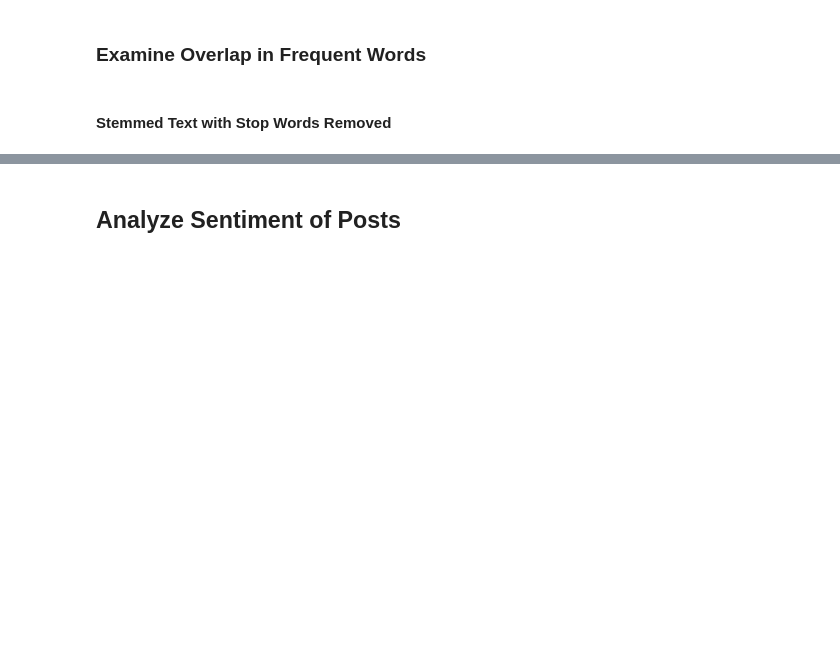
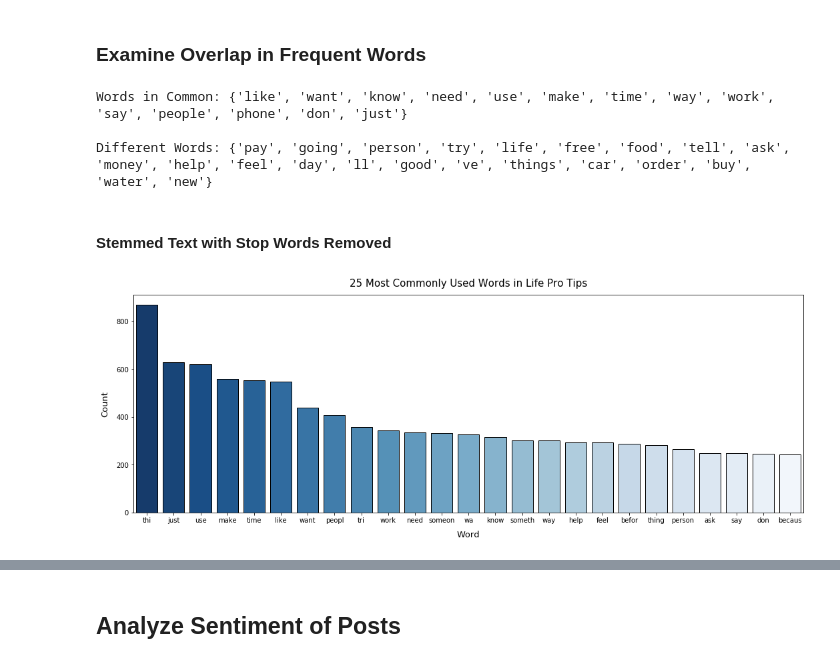
Before and after one commit to jlu90/Subreddit-Classification, a Jupyter notebook: code/04-EDA.ipynb, the cells around one changed output, grey strips where cells are left out. Cells and saved outputs as stored; diff of their text form; code cells hidden in the pictures; blank space fills up the shorter version.

```diff
--- a/code/04-EDA.ipynb
+++ b/code/04-EDA.ipynb
@@ -237,3 +237,10 @@ labeled_words_df = pd.concat([words_df, subreddits['is_unethical']], axis = 1)
+# %%
+# Stemmed Text
+stemmed_corpus = subreddits['stemmer_text']
+stemmed_cvec = CountVectorizer(stop_words = 'english', ngram_range = (1, 2), min_df = 5)
+stemmed_words = stemmed_cvec.fit_transform(stemmed_corpus)
+stemmed_words_df = pd.DataFrame(stemmed_words.toarray(), columns = stemmed_cvec.get_feature_names())
+stemmed_labeled_words_df = pd.concat([stemmed_words_df, subreddits['is_unethical']], axis = 1)
 # %% [markdown]
 ### Plot Most Frequent Words By Subreddit
 # %% [markdown]
@@ -255,11 +262,20 @@ The above figure shows the 25 most frequent worrds in the Unethical Life Pro Tip
 # %% [markdown]
 ### Examine Overlap in Frequent Words
 # %%
-lpt_set = set(lpt_words_df.sort_values('Count', ascending = False)['Word'].tolist()[:25])
-ulpt_set = set(ulpt_words_df.sort_values('Count', ascending = False)['Word'].tolist()[:25])
+og_lpt_set = set(og_lpt_words_df.sort_values('Count', ascending = False)['Word'].tolist()[:25])
+og_ulpt_set = set(og_ulpt_words_df.sort_values('Count', ascending = False)['Word'].tolist()[:25])
 
-print('Words in Common:', lpt_set & ulpt_set) # Intersection
+print('Words in Common:', og_lpt_set & og_ulpt_set) # Intersection
 print()
-print('Different Words:', lpt_set ^ ulpt_set) # Symmetric Difference
+print('Different Words:', og_lpt_set ^ og_ulpt_set) # Symmetric Difference
+# %% [output]
+Words in Common: {'like', 'want', 'know', 'need', 'use', 'make', 'time', 'way', 'work', 'say', 'people', 'phone', 'don', 'just'}
+
+Different Words: {'pay', 'going', 'person', 'try', 'life', 'free', 'food', 'tell', 'ask', 'money', 'help', 'feel', 'day', 'll', 'good', 've', 'things', 'car', 'order', 'buy', 'water', 'new'}
 # %% [markdown]
 #### Stemmed Text with Stop Words Removed
+# %%
+lpt_stemmed_words_df = get_frequent_words(stemmed_labeled_words_df, stemmed_words_df, 'is_unethical', 0)
+plot_frequent_words(lpt_stemmed_words_df, 'Life Pro Tips')
+# %% [output]
+[figure, added]
```
Also changed, not shown: parts of 10 cells of this notebook, 3 other files.
